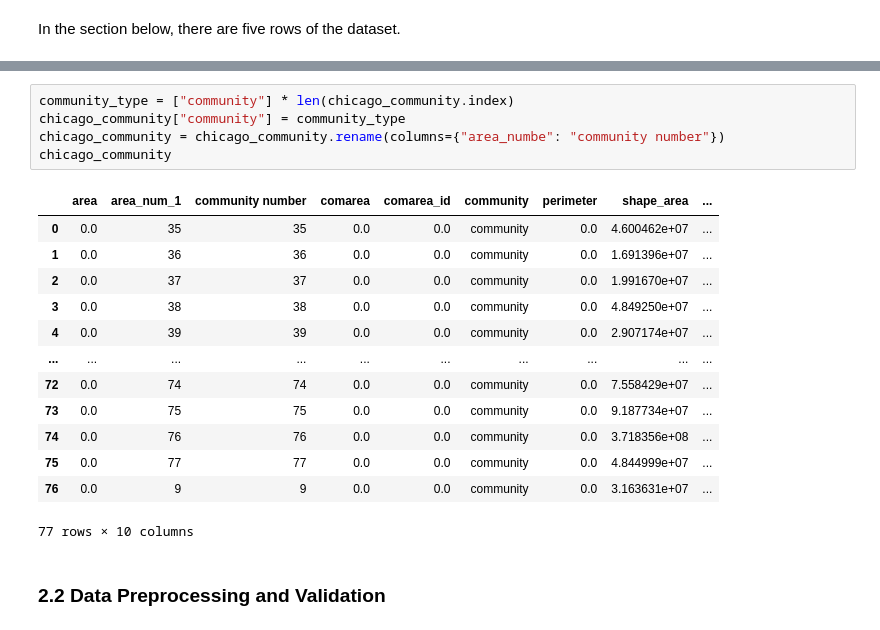
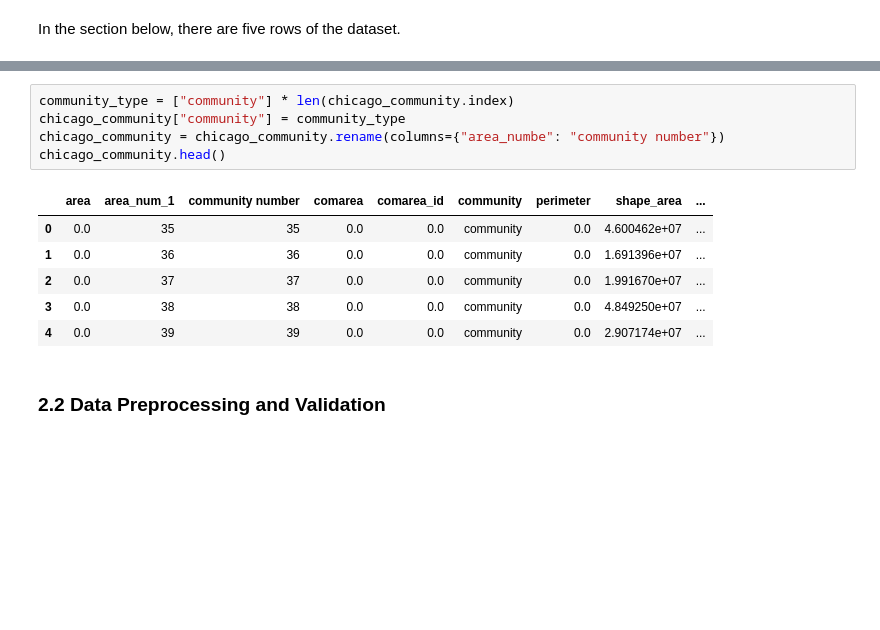
Before and after one commit to NijunJiang/CASA_CW, a Jupyter notebook: coursework.ipynb, the cells around one changed output, grey strips where cells are left out. Saved outputs shown, nothing was run; the diff lists cells and outputs as text; blank space fills up the shorter version.

```diff
--- a/coursework.ipynb
+++ b/coursework.ipynb
@@ -86,22 +81,15 @@ chicago_community_pop
 # %%
 community_type = ["community"] * len(chicago_community.index)
 chicago_community["community"] = community_type
 chicago_community = chicago_community.rename(columns={"area_numbe": "community number"})
-chicago_community
+chicago_community.head()
 # %% [output]
 |  | area | area_num_1 | community number | comarea | comarea_id | community | perimeter | shape_area | ... |
 | 0 | 0.0 | 35 | 35 | 0.0 | 0.0 | community | 0.0 | 4.600462e+07 | ... |
 | 1 | 0.0 | 36 | 36 | 0.0 | 0.0 | community | 0.0 | 1.691396e+07 | ... |
 | 2 | 0.0 | 37 | 37 | 0.0 | 0.0 | community | 0.0 | 1.991670e+07 | ... |
 | 3 | 0.0 | 38 | 38 | 0.0 | 0.0 | community | 0.0 | 4.849250e+07 | ... |
 | 4 | 0.0 | 39 | 39 | 0.0 | 0.0 | community | 0.0 | 2.907174e+07 | ... |
-| ... | ... | ... | ... | ... | ... | ... | ... | ... | ... |
-| 72 | 0.0 | 74 | 74 | 0.0 | 0.0 | community | 0.0 | 7.558429e+07 | ... |
-| 73 | 0.0 | 75 | 75 | 0.0 | 0.0 | community | 0.0 | 9.187734e+07 | ... |
-| 74 | 0.0 | 76 | 76 | 0.0 | 0.0 | community | 0.0 | 3.718356e+08 | ... |
-| 75 | 0.0 | 77 | 77 | 0.0 | 0.0 | community | 0.0 | 4.844999e+07 | ... |
-| 76 | 0.0 | 9 | 9 | 0.0 | 0.0 | community | 0.0 | 3.163631e+07 | ... |
-77 rows × 10 columns
 # %% [markdown]
 ### 2.2 Data Preprocessing and Validation
 # %% [markdown]
```
Also changed, not shown: parts of 18 cells of this notebook.
